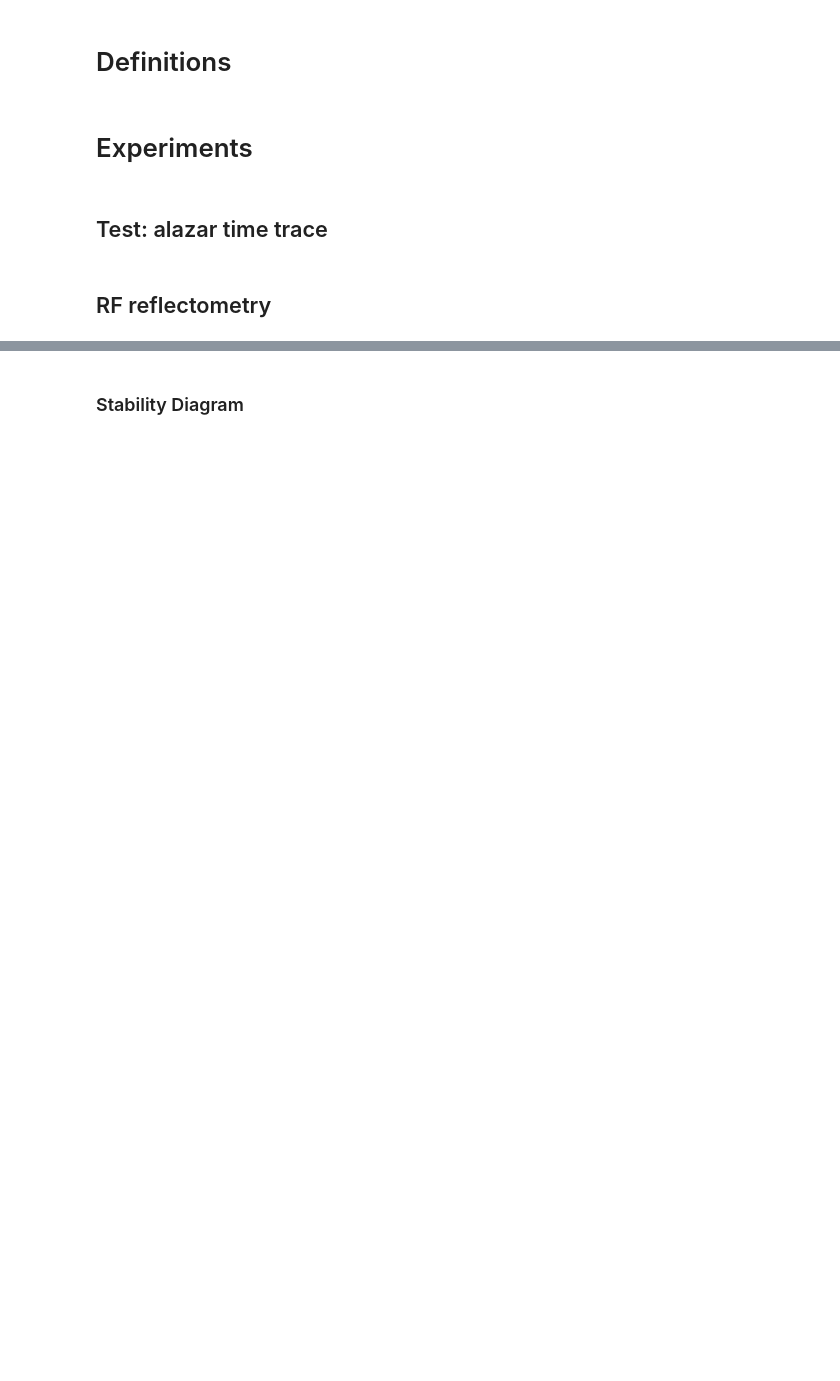
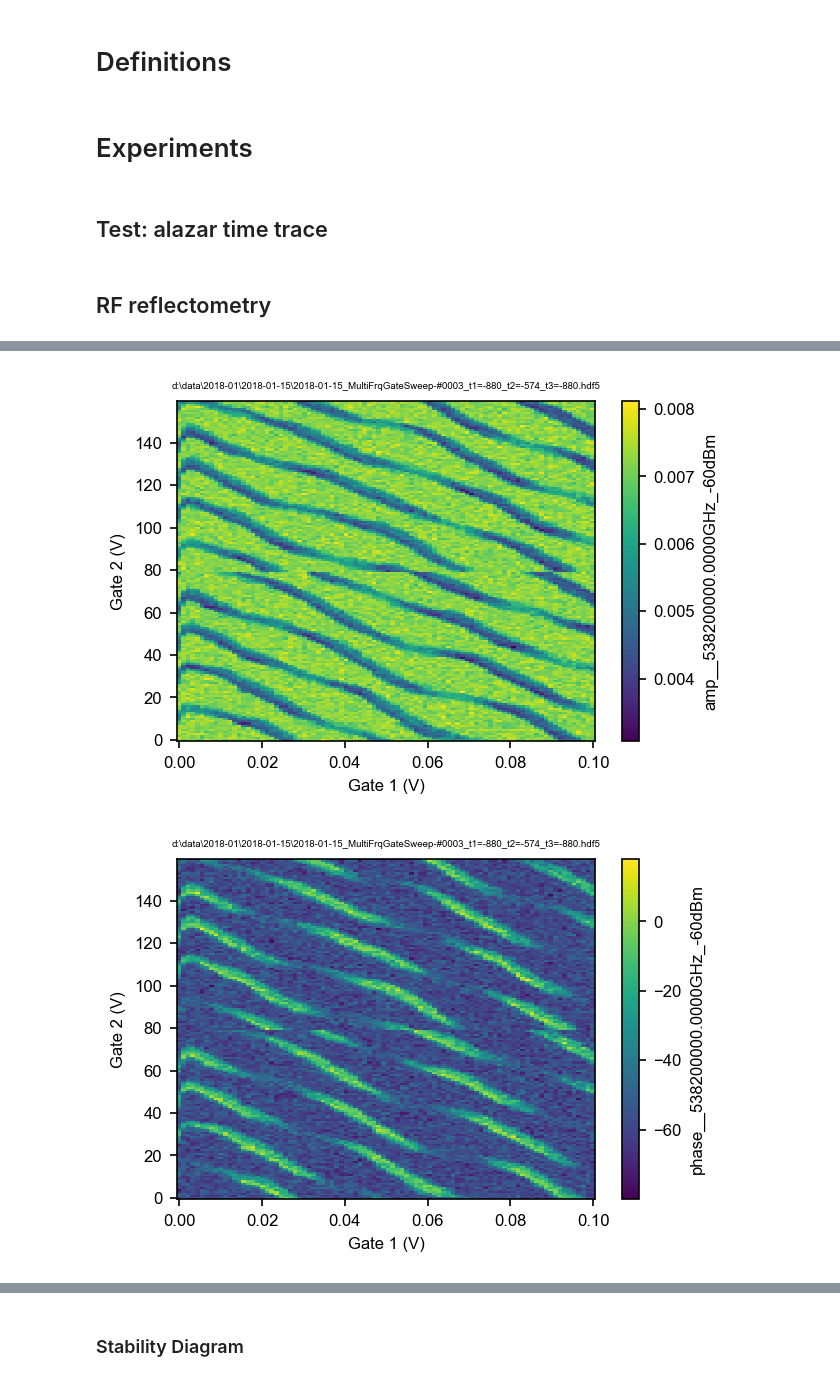
Before and after one commit to StationQDelft/BF1, a Jupyter notebook: Experiments/Cq 024522_1.ipynb, the cells around one changed output, grey strips where cells are left out. Cells and saved outputs as stored; diff of their text form; code cells hidden in the pictures; blank space fills up the shorter version.

```diff
--- a/Experiments/Cq 024522_1.ipynb
+++ b/Experiments/Cq 024522_1.ipynb
@@ -159,0 +236,18 @@ m.data.save_griddata('phase')
+# %%
+names = [n for n in m.data._pages.keys() if type(n) == str]
+for zname in names:
+    # Here I use the second dimension (line reps) as a simple 50 Hz filter.
+    z, [(xname, x), (_, _), (yname, y)] = m.data[zname]
+    fig, ax = plt.subplots(1, 1)
+    im = mplplots.ppcolormesh(ax, x, np.arange(2 * y.size), z[:,:,:].reshape(x.size, y.size*2).T)
+    cb = fig.colorbar(im)
+    cb.set_label(zname)
+    ax.set_xlabel(xname)
+    ax.set_ylabel(yname)
+    ax.set_title(m.data.filepath, size='xx-small')
+#     fig.savefig(m.data_prefix + f"_{zname}.png", dpi=300, transparent=False)
+
+#     plt.close('all')
+# %% [output]
+[figure, added]
+[figure, added]
```
Also changed, not shown: parts of 10 cells of this notebook.
